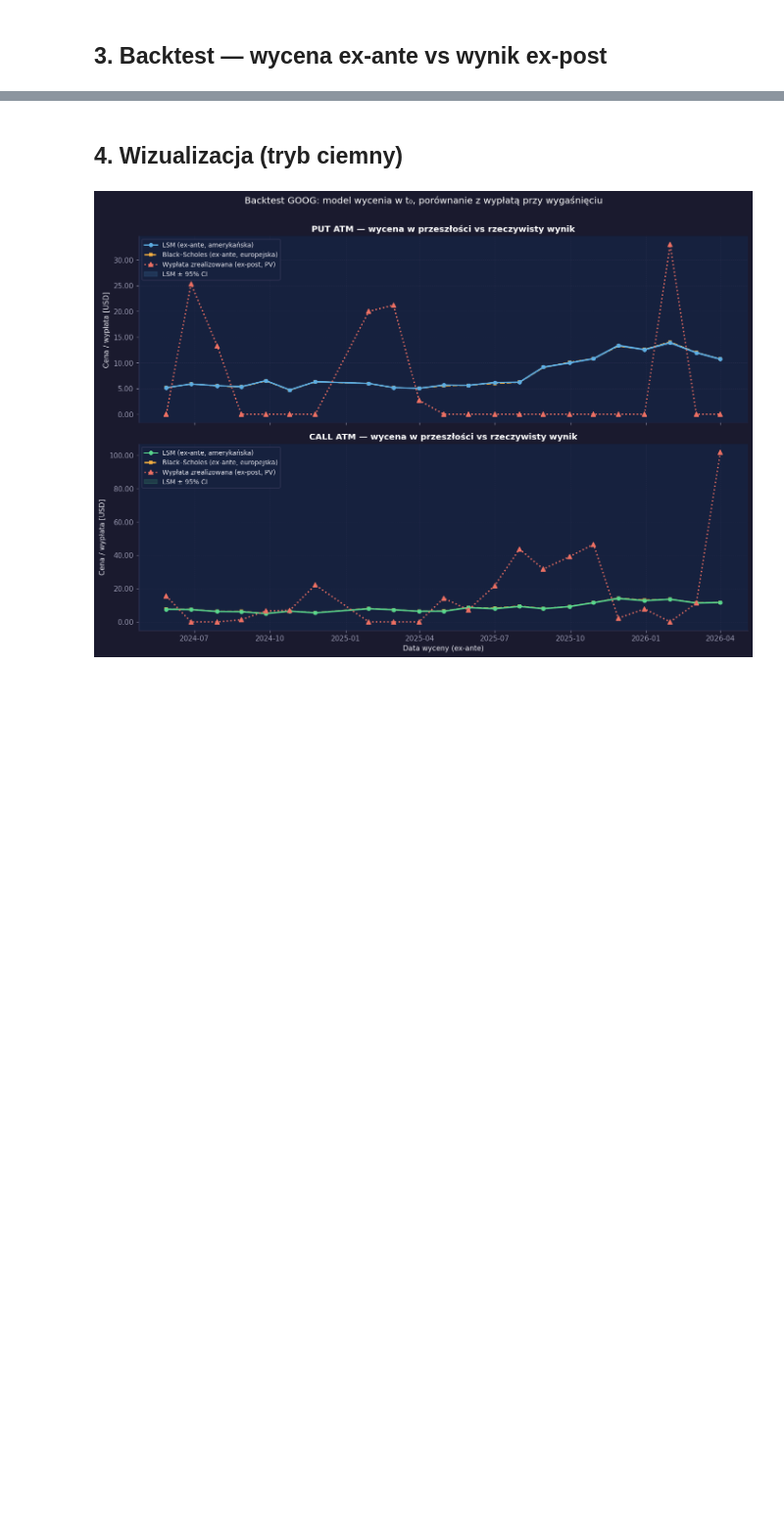
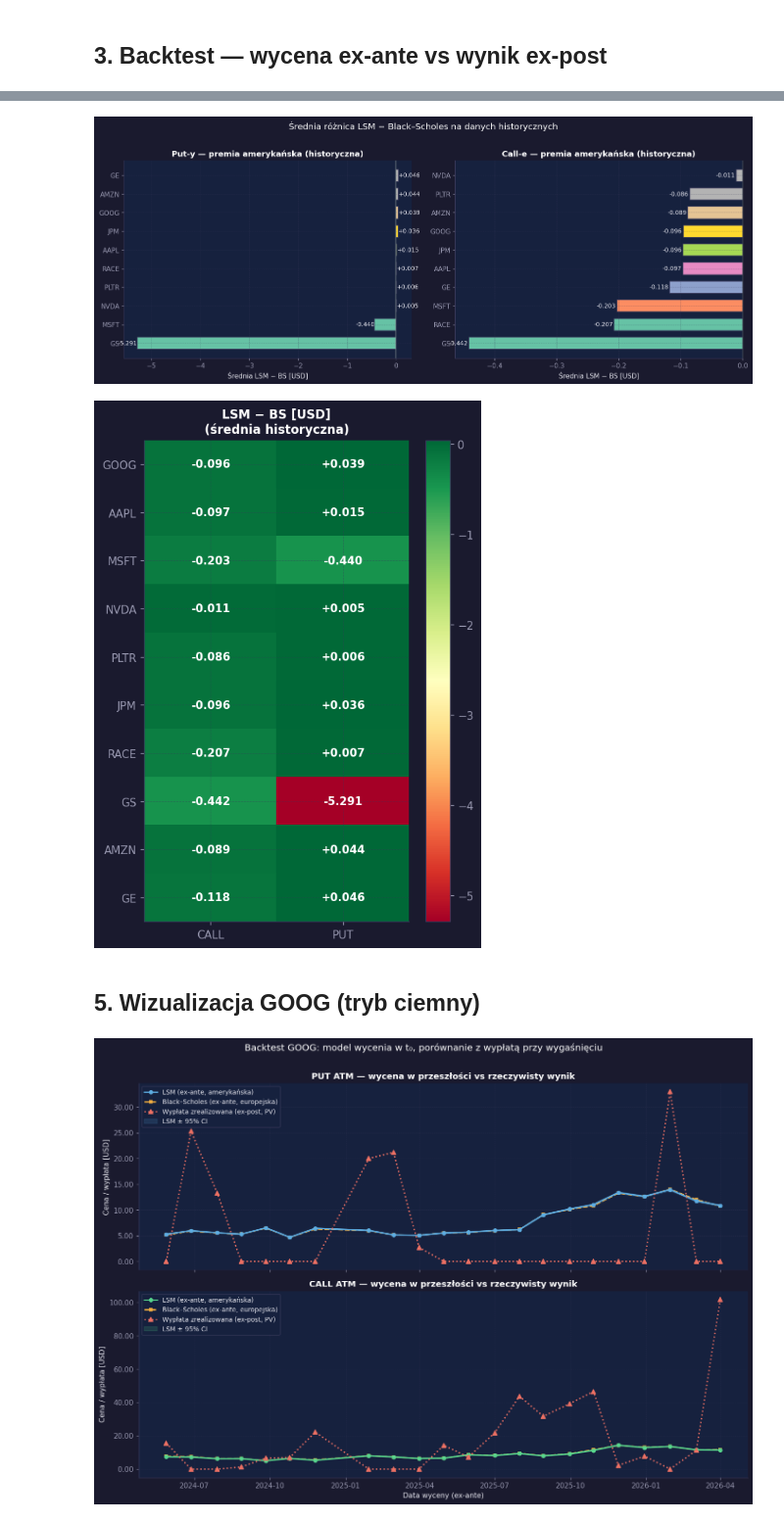
Before and after one commit to michalmarchwiak/MDP, a Jupyter notebook: lsm_goog_options.ipynb, the cells around one changed output, grey strips where cells are left out. Shown at 98% size. Drawn from its saved outputs; the diff is of its cells as text; code cells hidden in the pictures; blank space fills up the shorter version.

```diff
--- a/lsm_goog_options.ipynb
+++ b/lsm_goog_options.ipynb
@@ -351,3 +508,56 @@ CALL BS : MAE=15.1531  RMSE=24.4538  bias=-8.5073
+# %%
+# Wykres: średnia LSM − BS per spółka (tryb ciemny)
+fig, axes = plt.subplots(1, 2, figsize=(14, 5.5))
+
+palette = plt.cm.Set2(np.linspace(0, 1, len(TICKERS)))
+
+for ax, typ, title in zip(axes, ["PUT", "CALL"], ["Put-y", "Call-e"]):
+    sub = podsumowanie[podsumowanie["typ"] == typ].sort_values("srednia_lsm_minus_bs", ascending=True)
+    y_pos = np.arange(len(sub))
+    bars = ax.barh(y_pos, sub["srednia_lsm_minus_bs"], color=palette[: len(sub)], edgecolor=DARK_GRID, height=0.65)
+    ax.set_yticks(y_pos)
+    ax.set_yticklabels(sub["ticker"])
+    ax.axvline(0, color=COLORS["zero"], lw=1)
+    ax.set_xlabel("Średnia LSM − BS [USD]")
+    ax.set_title(f"{title} — premia amerykańska (historyczna)")
+    for bar, val in zip(bars, sub["srednia_lsm_minus_bs"]):
+        ax.text(
+            val + (0.002 if val >= 0 else -0.002), bar.get_y() + bar.get_height() / 2,
+            f"{val:+.3f}", va="center", ha="left" if val >= 0 else "right",
+            color=DARK_TEXT, fontsize=9,
+        )
+    _style_ax(ax)
+
+fig.suptitle("Średnia różnica LSM − Black–Scholes na danych historycznych", color="#ffffff", fontsize=13, y=1.02)
+plt.tight_layout()
+plt.show()
+
+# Heatmapa: ticker × typ
+pivot = podsumowanie.pivot(index="ticker", columns="typ", values="srednia_lsm_minus_bs")
+pivot = pivot.reindex(TICKERS).dropna(how="all")
+
+fig, ax = plt.subplots(figsize=(5, 7))
+im = ax.imshow(pivot.values, cmap="RdYlGn", aspect="auto")
+ax.set_xticks(range(len(pivot.columns)))
+ax.set_xticklabels(pivot.columns)
+ax.set_yticks(range(len(pivot.index)))
+ax.set_yticklabels(pivot.index)
+for i in range(len(pivot.index)):
+    for j in range(len(pivot.columns)):
+        val = pivot.values[i, j]
+        if not np.isnan(val):
+            ax.text(j, i, f"{val:+.3f}", ha="center", va="center", color="#ffffff", fontsize=10, fontweight="bold")
+ax.set_title("LSM − BS [USD]\n(średnia historyczna)", fontsize=11)
+cbar = plt.colorbar(im, ax=ax)
+cbar.ax.yaxis.set_tick_params(color=DARK_MUTED)
+cbar.outline.set_edgecolor(DARK_GRID)
+plt.setp(plt.getp(cbar.ax.axes, "yticklabels"), color=DARK_MUTED)
+_style_ax(ax)
+plt.tight_layout()
+plt.show()
+# %% [output]
+[figure, added]
+[figure, added]
 # %% [markdown]
-## 4. Wizualizacja (tryb ciemny)
+## 5. Wizualizacja GOOG (tryb ciemny)
 # %%
```
Also changed, not shown: parts of 12 cells of this notebook.
